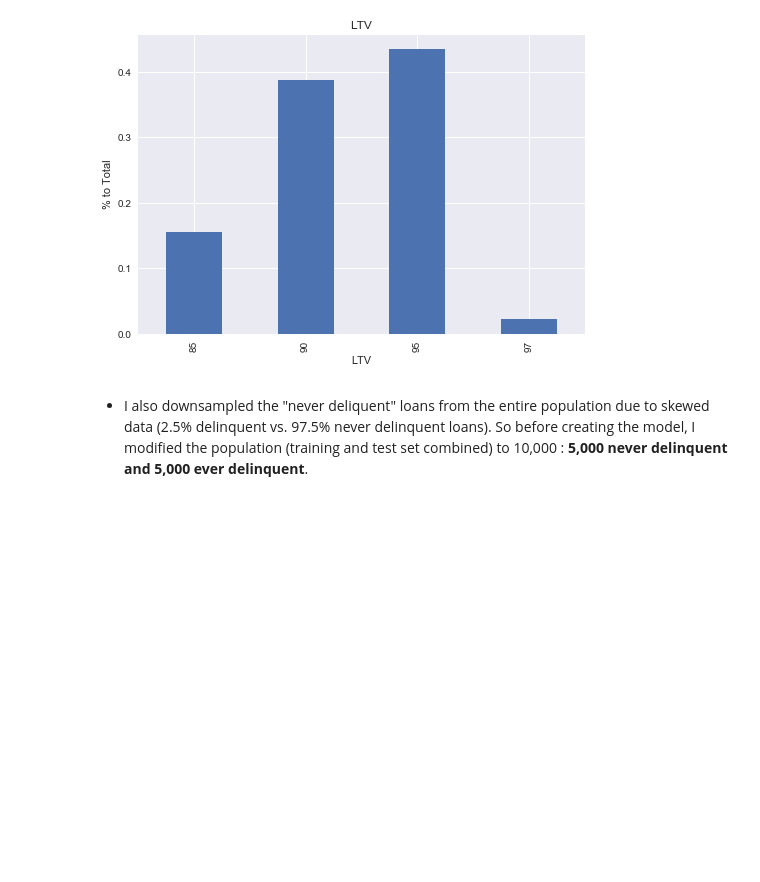
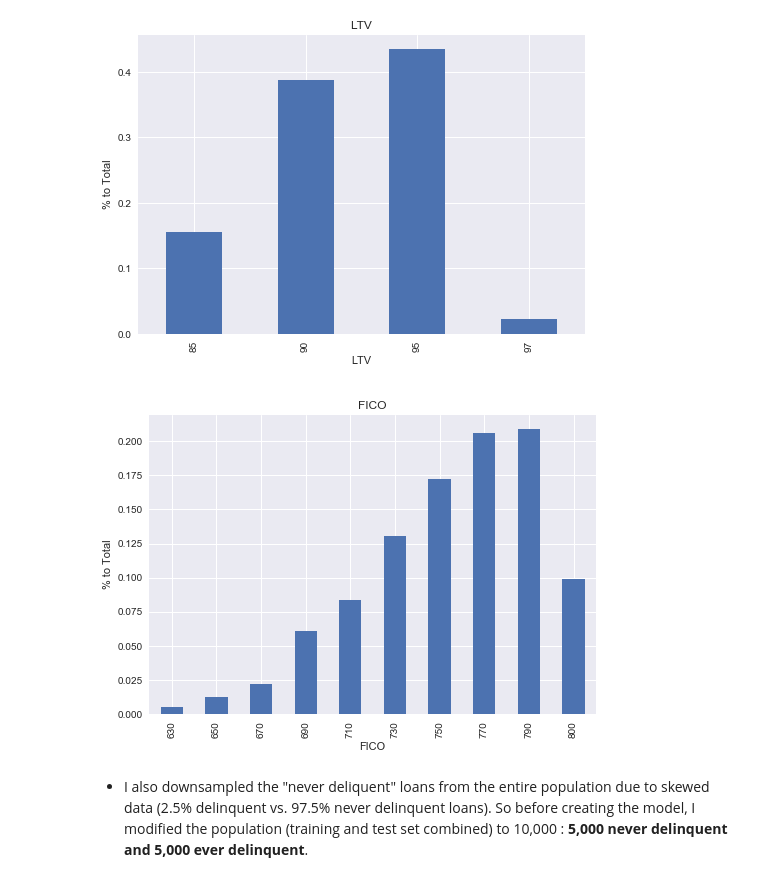
Before and after one commit to liuwanfei/Capstone-Projects, a Jupyter notebook: Ever Delinquent Prediction Project Write Up.ipynb, the cells around one changed output. Saved outputs shown, nothing was run; the diff lists cells and outputs as text; code cells hidden in the pictures; blank space fills up the shorter version.

```diff
--- a/Ever Delinquent Prediction Project Write Up.ipynb
+++ b/Ever Delinquent Prediction Project Write Up.ipynb
@@ -68,6 +68,11 @@ There are 481,218 loans in total from my data pull.
 # %% [markdown]
 ![1.png](attachment:1.png)
 ![3.png](attachment:3.png)![2.png](attachment:2.png)
+# %%
+from IPython.display import Image, display
+display(Image(filename='C:/Users/SunLix/Data/Project/Default Classification/1.png', embed=True))
+# %% [output]
+[figure, added]
 # %% [markdown]
 - I also downsampled the "never deliquent" loans from the entire population due to skewed data (2.5% delinquent vs. 97.5% never delinquent loans). So before creating the model, I modified the population (training and test set combined) to 10,000 : **5,000 never delinquent and 5,000 ever delinquent**.
 # %% [markdown]
```
